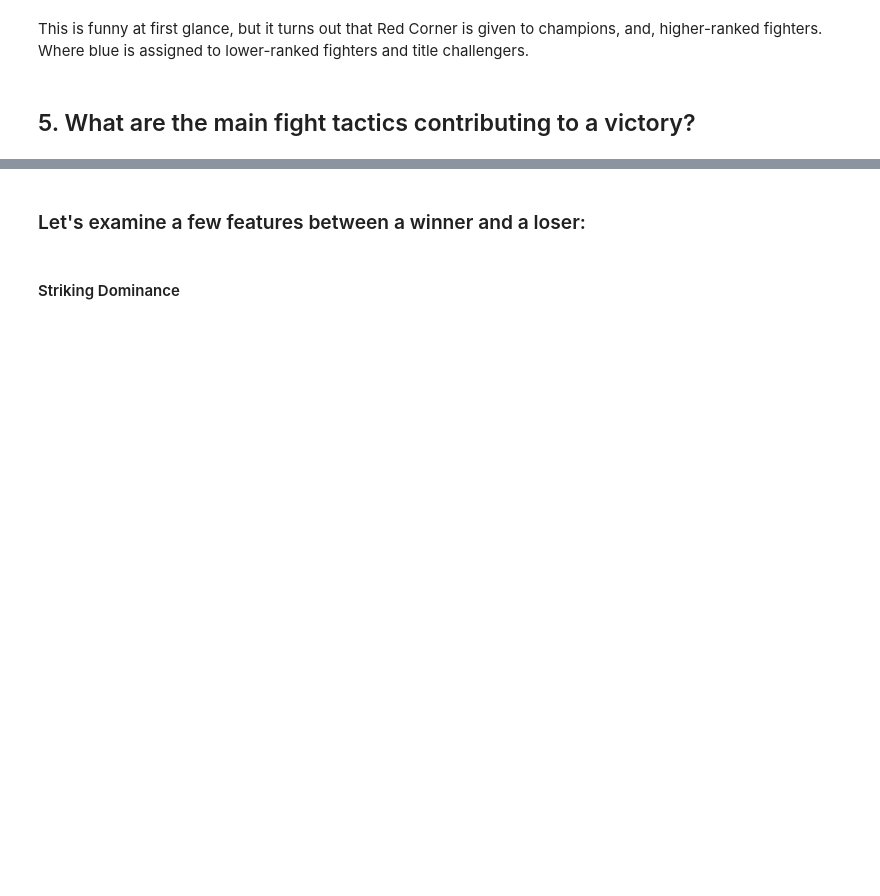
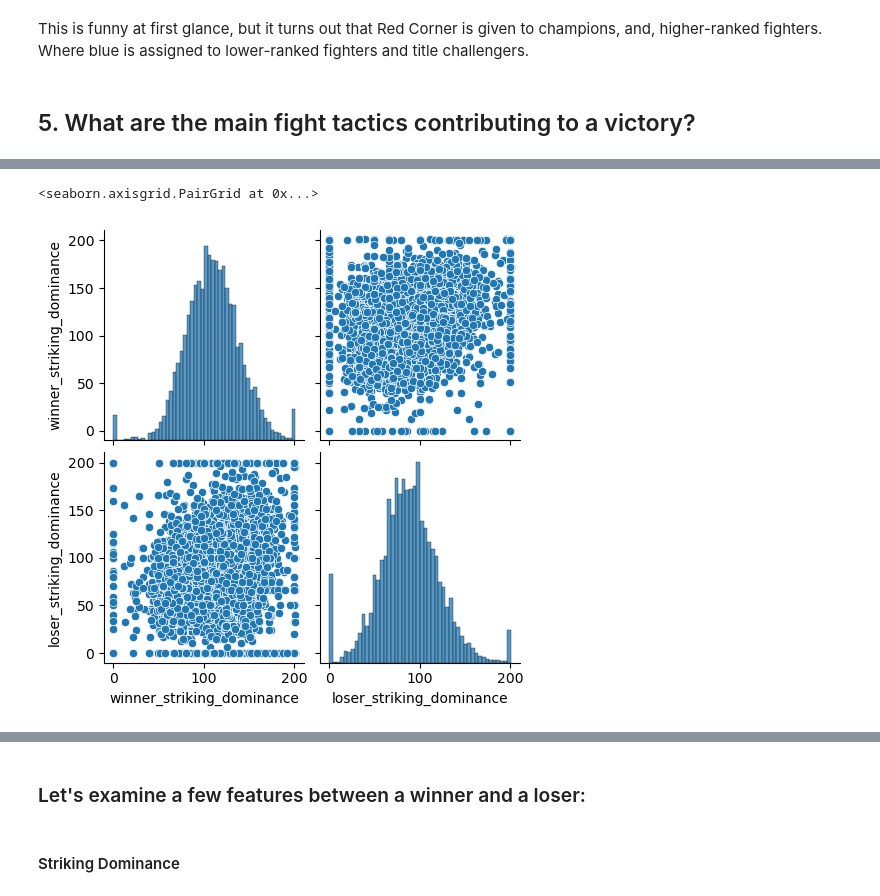
Before and after one commit to komaksym/UFC-DataLab, a Jupyter notebook: src/EDA/eda.ipynb, the cells around one changed output, grey strips where cells are left out. Cells and saved outputs as stored; diff of their text form; code cells hidden in the pictures; blank space fills up the shorter version.

```diff
--- a/src/EDA/eda.ipynb
+++ b/src/EDA/eda.ipynb
@@ -576,0 +476,5 @@ This is funny at first glance, but it turns out that Red Corner is given to cham
+# %%
+sns.pairplot(df[['winner_striking_dominance', 'loser_striking_dominance']])
+# %% [output]
+<seaborn.axisgrid.PairGrid at 0x...>
+[figure, added]
```
Also changed, not shown: parts of 56 cells of this notebook, 13 other files.
